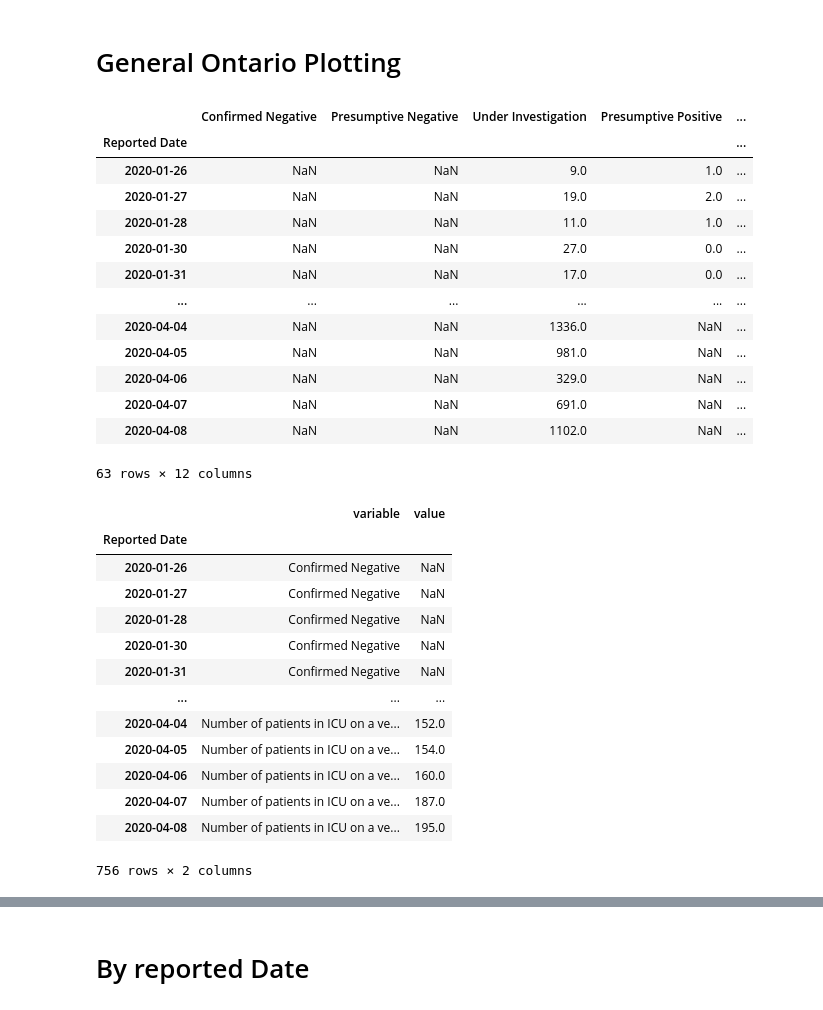
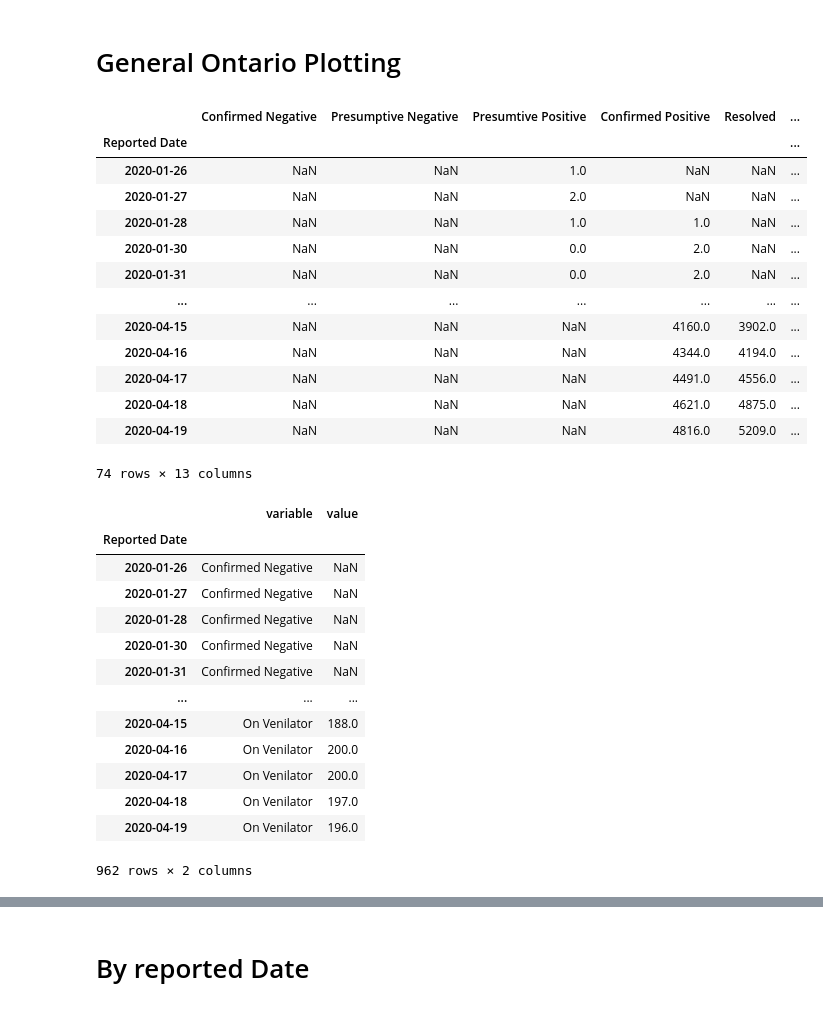
Before and after one commit to minix1234/minix1234.github.io, a Jupyter notebook: pelican/notebooks/Ontario.ipynb, the cells around one changed output, grey strips where cells are left out. Cells and saved outputs as stored; diff of their text form; code cells hidden in the pictures.

```diff
--- a/pelican/notebooks/Ontario.ipynb
+++ b/pelican/notebooks/Ontario.ipynb
@@ -139,22 +138,23 @@ figPHU.write_html("OntarioPHU.html")
 # %%
 dfstatus = pd.read_csv(urlstatus,index_col=0,parse_dates=[0])
 dfstatus = dfstatus.astype(float)
+dfstatus.columns = ['Confirmed Negative','Presumptive Negative','Presumtive Positive','Confirmed Positive','Resolved','Deaths','Total Cases','Approved for Testing','Tests Completed','Under Investigation','Hospitalized','In ICU','On Venilator']
 dfstatus
 # %% [output]
-|  | Confirmed Negative | Presumptive Negative | Under Investigation | Presumptive Positive | ... |
-| Reported Date |  |  |  |  | ... |
-| 2020-01-26 | NaN | NaN | 9.0 | 1.0 | ... |
-| 2020-01-27 | NaN | NaN | 19.0 | 2.0 | ... |
-| 2020-01-28 | NaN | NaN | 11.0 | 1.0 | ... |
-| 2020-01-30 | NaN | NaN | 27.0 | 0.0 | ... |
-| 2020-01-31 | NaN | NaN | 17.0 | 0.0 | ... |
-| ... | ... | ... | ... | ... | ... |
-| 2020-04-04 | NaN | NaN | 1336.0 | NaN | ... |
-| 2020-04-05 | NaN | NaN | 981.0 | NaN | ... |
-| 2020-04-06 | NaN | NaN | 329.0 | NaN | ... |
-| 2020-04-07 | NaN | NaN | 691.0 | NaN | ... |
-| 2020-04-08 | NaN | NaN | 1102.0 | NaN | ... |
+|  | Confirmed Negative | Presumptive Negative | Presumtive Positive | Confirmed Positive | Resolved | ... |
+| Reported Date |  |  |  |  |  | ... |
+| 2020-01-26 | NaN | NaN | 1.0 | NaN | NaN | ... |
+| 2020-01-27 | NaN | NaN | 2.0 | NaN | NaN | ... |
+| 2020-01-28 | NaN | NaN | 1.0 | 1.0 | NaN | ... |
+| 2020-01-30 | NaN | NaN | 0.0 | 2.0 | NaN | ... |
+| 2020-01-31 | NaN | NaN | 0.0 | 2.0 | NaN | ... |
+| ... | ... | ... | ... | ... | ... | ... |
+| 2020-04-15 | NaN | NaN | NaN | 4160.0 | 3902.0 | ... |
+| 2020-04-16 | NaN | NaN | NaN | 4344.0 | 4194.0 | ... |
+| 2020-04-17 | NaN | NaN | NaN | 4491.0 | 4556.0 | ... |
+| 2020-04-18 | NaN | NaN | NaN | 4621.0 | 4875.0 | ... |
+| 2020-04-19 | NaN | NaN | NaN | 4816.0 | 5209.0 | ... |
-63 rows × 12 columns
+74 rows × 13 columns
 # %%
 df1 = dfstatus
 df1 = df1.apply(pd.to_numeric)
@@ -172,12 +172,12 @@ dfmelt
 | 2020-01-30 | Confirmed Negative | NaN |
 | 2020-01-31 | Confirmed Negative | NaN |
 | ... | ... | ... |
-| 2020-04-04 | Number of patients in ICU on a ve... | 152.0 |
-| 2020-04-05 | Number of patients in ICU on a ve... | 154.0 |
-| 2020-04-06 | Number of patients in ICU on a ve... | 160.0 |
-| 2020-04-07 | Number of patients in ICU on a ve... | 187.0 |
-| 2020-04-08 | Number of patients in ICU on a ve... | 195.0 |
+| 2020-04-15 | On Venilator | 188.0 |
+| 2020-04-16 | On Venilator | 200.0 |
+| 2020-04-17 | On Venilator | 200.0 |
+| 2020-04-18 | On Venilator | 197.0 |
+| 2020-04-19 | On Venilator | 196.0 |
-756 rows × 2 columns
+962 rows × 2 columns
 # %%
 fig = px.line(dfmelt, x=dfmelt.index, y="value",color='variable')#,log_y=True)
 fig.update_layout(
```
Also changed, not shown: parts of 5 cells of this notebook, 26 other files.
